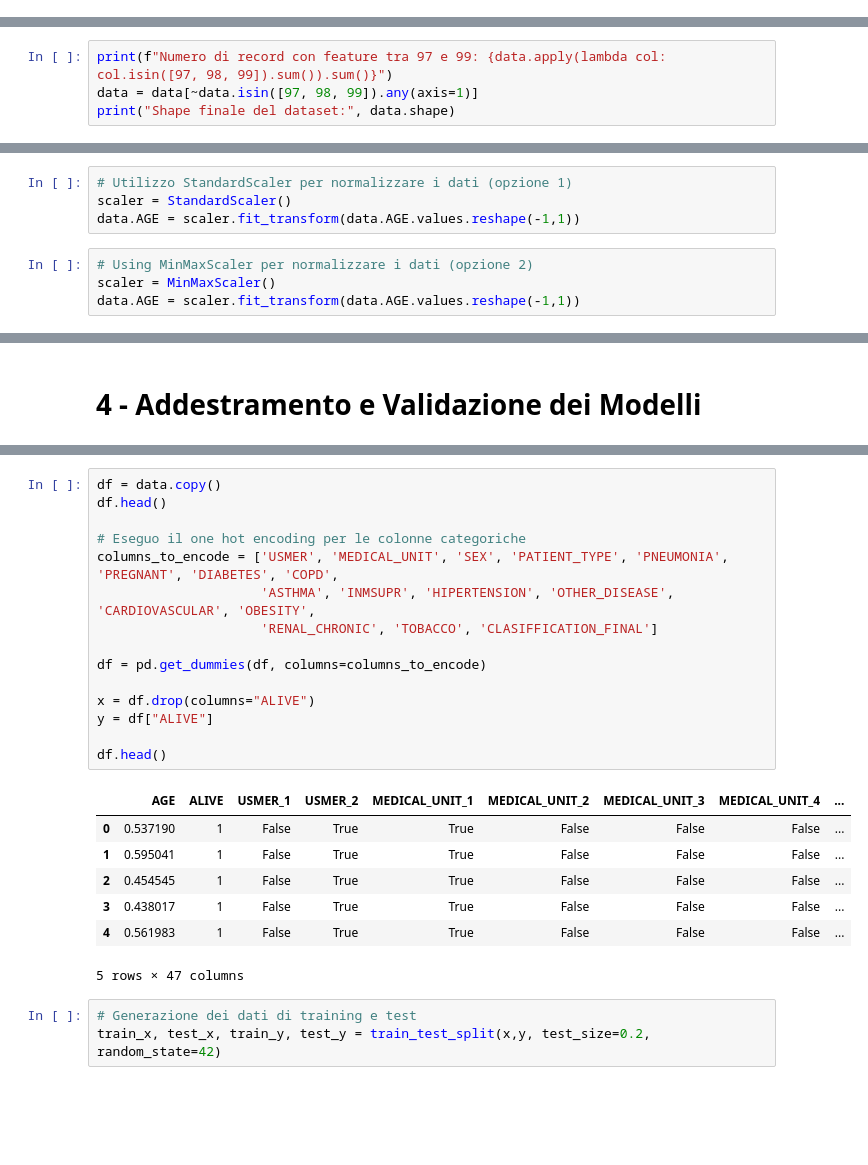
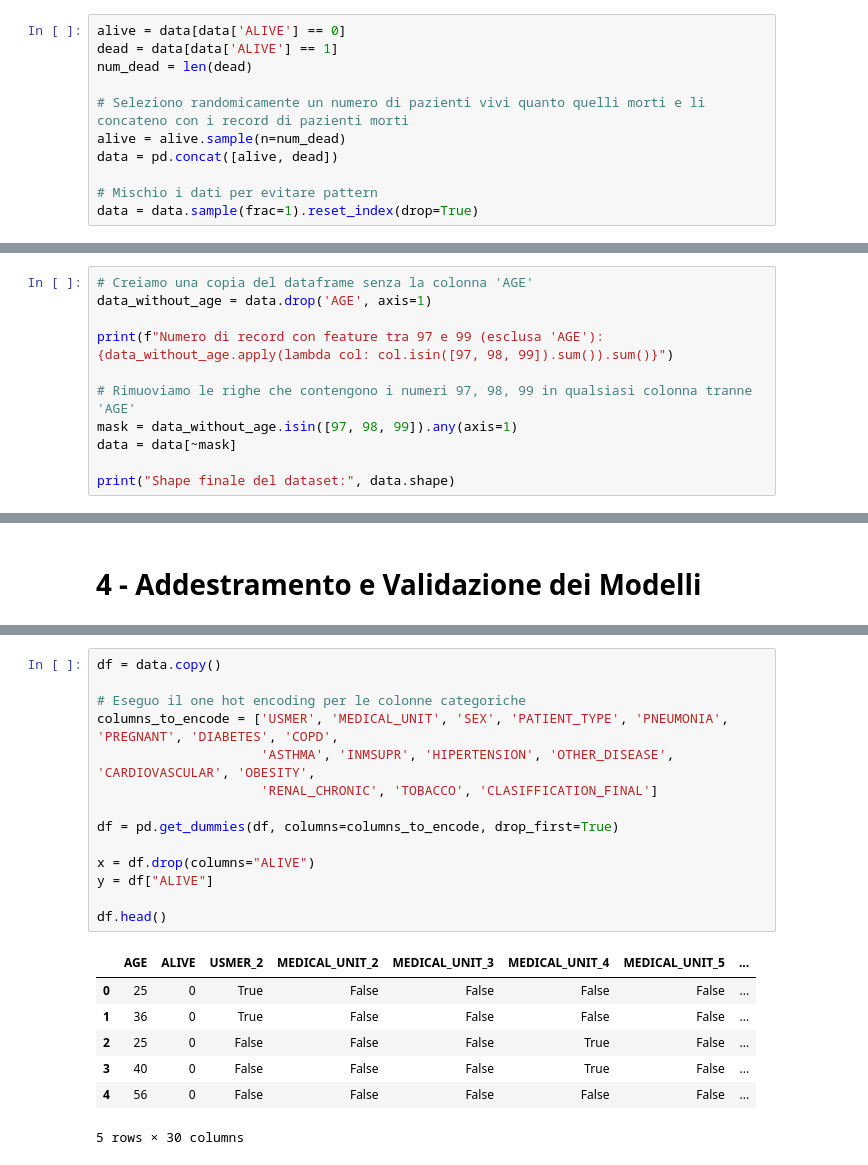
Before and after one commit to IGieckI/Covid19-Patient-Risk-Predictor, a Jupyter notebook: Covid19 Patient Risk Predictor.ipynb, the cells around one changed output, grey strips where cells are left out. Drawn from its saved outputs; the diff is of its cells as text; blank space fills up the shorter version.

```diff
--- a/Covid19 Patient Risk Predictor.ipynb
+++ b/Covid19 Patient Risk Predictor.ipynb
@@ -319,0 +332,11 @@ data.CLASIFFICATION_FINAL = data.CLASIFFICATION_FINAL.replace([4,5,6,7], 2)
+# %%
+alive = data[data['ALIVE'] == 0]
+dead = data[data['ALIVE'] == 1]
+num_dead = len(dead)
+
+# Seleziono randomicamente un numero di pazienti vivi quanto quelli morti e li concateno con i record di pazienti morti
+alive = alive.sample(n=num_dead)
+data = pd.concat([alive, dead])
+
+# Mischio i dati per evitare pattern
+data = data.sample(frac=1).reset_index(drop=True)
@@ -322,5 +349,12 @@ Siccome esistono ancora alcuni record con valori assenti e sono una quantità mi
 # %%
-print(f"Numero di record con feature tra 97 e 99: {data.apply(lambda col: col.isin([97, 98, 99]).sum()).sum()}")
-data = data[~data.isin([97, 98, 99]).any(axis=1)]
+# Creiamo una copia del dataframe senza la colonna 'AGE'
+data_without_age = data.drop('AGE', axis=1)
+
+print(f"Numero di record con feature tra 97 e 99 (esclusa 'AGE'): {data_without_age.apply(lambda col: col.isin([97, 98, 99]).sum()).sum()}")
+
+# Rimuoviamo le righe che contengono i numeri 97, 98, 99 in qualsiasi colonna tranne 'AGE'
+mask = data_without_age.isin([97, 98, 99]).any(axis=1)
+data = data[~mask]
+
 print("Shape finale del dataset:", data.shape)
 # %% [output]
@@ -386,11 +418,3 @@ Osservando lo stato delle features possiamo vedere come le uniche due che hanno
-# %%
-# Utilizzo StandardScaler per normalizzare i dati (opzione 1)
-scaler = StandardScaler()
-data.AGE = scaler.fit_transform(data.AGE.values.reshape(-1,1))
-# %%
-# Using MinMaxScaler per normalizzare i dati (opzione 2)
-scaler = MinMaxScaler()
-data.AGE = scaler.fit_transform(data.AGE.values.reshape(-1,1))
 # %% [markdown]
 Infine attraverso una matrice delle correlazioni, possiamo vedere alcune correlazioni tra le variabili del dataframe:
 # %%
@@ -415,26 +440,22 @@ Gestisco le variabili categorice attraverso un one-hot encode, abilitando il par
 # %%
 df = data.copy()
-df.head()
 
 # Eseguo il one hot encoding per le colonne categoriche
 columns_to_encode = ['USMER', 'MEDICAL_UNIT', 'SEX', 'PATIENT_TYPE', 'PNEUMONIA', 'PREGNANT', 'DIABETES', 'COPD',
                      'ASTHMA', 'INMSUPR', 'HIPERTENSION', 'OTHER_DISEASE', 'CARDIOVASCULAR', 'OBESITY',
                      'RENAL_CHRONIC', 'TOBACCO', 'CLASIFFICATION_FINAL']
 
-df = pd.get_dummies(df, columns=columns_to_encode)
+df = pd.get_dummies(df, columns=columns_to_encode, drop_first=True)
 
 x = df.drop(columns="ALIVE")
 y = df["ALIVE"]
 
 df.head()
 # %% [output]
-|  | AGE | ALIVE | USMER_1 | USMER_2 | MEDICAL_UNIT_1 | MEDICAL_UNIT_2 | MEDICAL_UNIT_3 | MEDICAL_UNIT_4 | ... |
-| 0 | 0.537190 | 1 | False | True | True | False | False | False | ... |
-| 1 | 0.595041 | 1 | False | True | True | False | False | False | ... |
-| 2 | 0.454545 | 1 | False | True | True | False | False | False | ... |
-| 3 | 0.438017 | 1 | False | True | True | False | False | False | ... |
-| 4 | 0.561983 | 1 | False | True | True | False | False | False | ... |
+|  | AGE | ALIVE | USMER_2 | MEDICAL_UNIT_2 | MEDICAL_UNIT_3 | MEDICAL_UNIT_4 | MEDICAL_UNIT_5 | ... |
+| 0 | 25 | 0 | True | False | False | False | False | ... |
+| 1 | 36 | 0 | True | False | False | False | False | ... |
+| 2 | 25 | 0 | False | False | False | True | False | ... |
+| 3 | 40 | 0 | False | False | False | True | False | ... |
+| 4 | 56 | 0 | False | False | False | False | False | ... |
-5 rows × 47 columns
+5 rows × 30 columns
-# %%
-# Generazione dei dati di training e test
-train_x, test_x, train_y, test_y = train_test_split(x,y, test_size=0.2, random_state=42)
```
Also changed, not shown: parts of 56 cells of this notebook.
